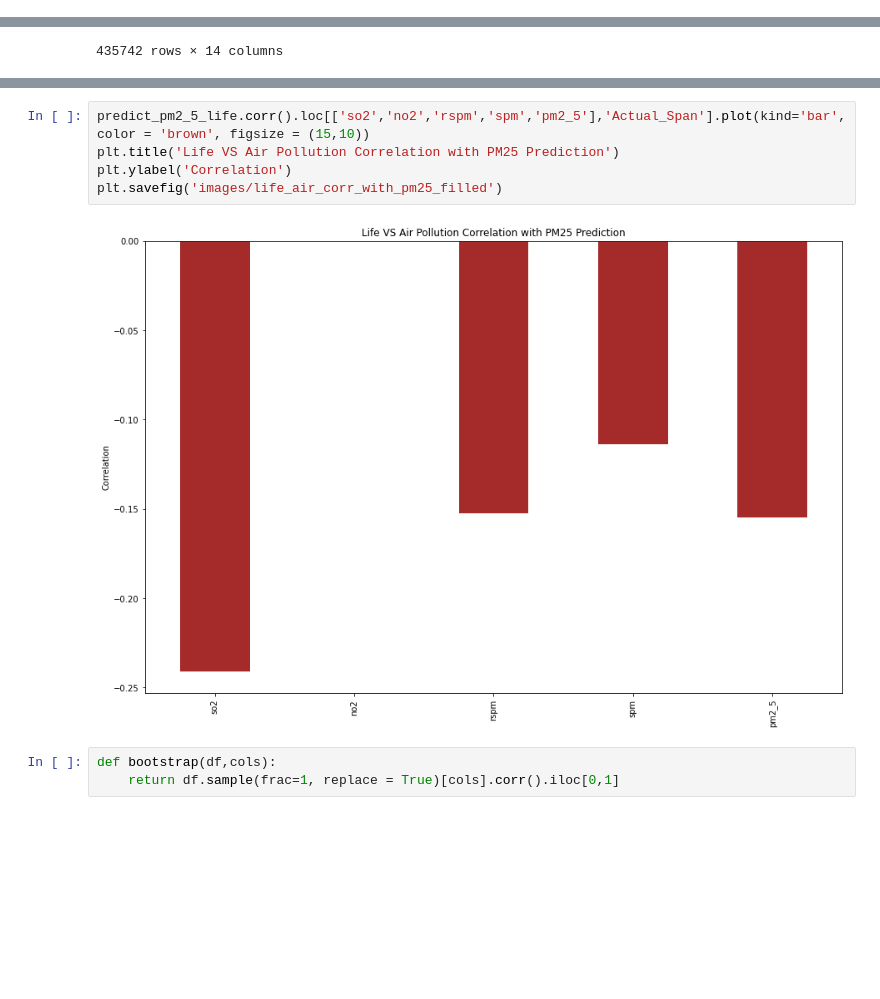
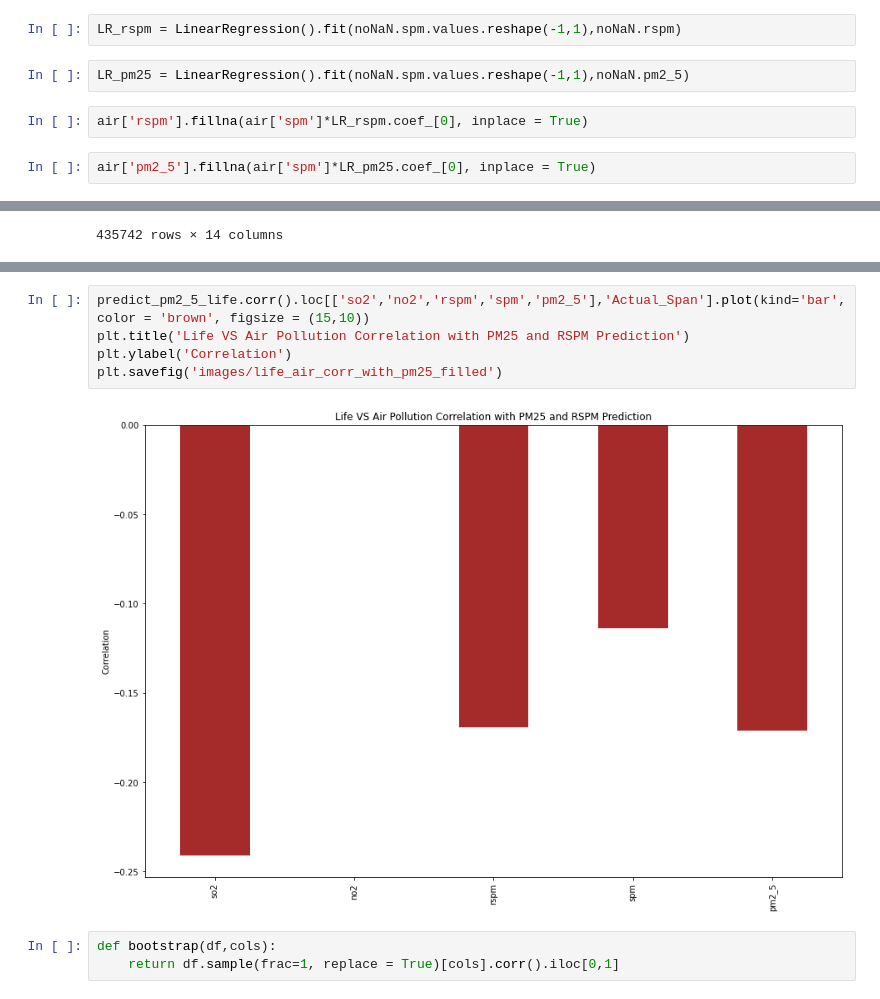
Before and after one commit to hanzhi227/Capstone1, a Jupyter notebook: IndiaAirVSLife.ipynb, the cells around one changed output, grey strips where cells are left out. Cells and saved outputs as stored; diff of their text form; blank space fills up the shorter version.

```diff
--- a/IndiaAirVSLife.ipynb
+++ b/IndiaAirVSLife.ipynb
@@ -322,3 +315,11 @@ air['pm2_5'].fillna(air['rspm']*LR.coef_[0], inplace = True)
+# %%
+LR_rspm = LinearRegression().fit(noNaN.spm.values.reshape(-1,1),noNaN.rspm)
+# %%
+LR_pm25 = LinearRegression().fit(noNaN.spm.values.reshape(-1,1),noNaN.pm2_5)
+# %%
+air['rspm'].fillna(air['spm']*LR_rspm.coef_[0], inplace = True)
+# %%
+air['pm2_5'].fillna(air['spm']*LR_pm25.coef_[0], inplace = True)
 # %%
 air
 # %% [output]
@@ -378,10 +379,10 @@ predict_pm2_5_life.corr().plot(kind='bar', figsize=(15,10))
 # %%
 predict_pm2_5_life.corr().loc[['so2','no2','rspm','spm','pm2_5'],'Actual_Span'].plot(kind='bar',color = 'brown', figsize = (15,10))
-plt.title('Life VS Air Pollution Correlation with PM25 Prediction')
+plt.title('Life VS Air Pollution Correlation with PM25 and RSPM Prediction')
 plt.ylabel('Correlation')
 plt.savefig('images/life_air_corr_with_pm25_filled')
 # %% [output]
-[figure, old version]
+[figure, new version]
 # %%
 def bootstrap(df,cols):
     return df.sample(frac=1, replace = True)[cols].corr().iloc[0,1]
```
Also changed, not shown: parts of 11 cells of this notebook, 5 other files.
